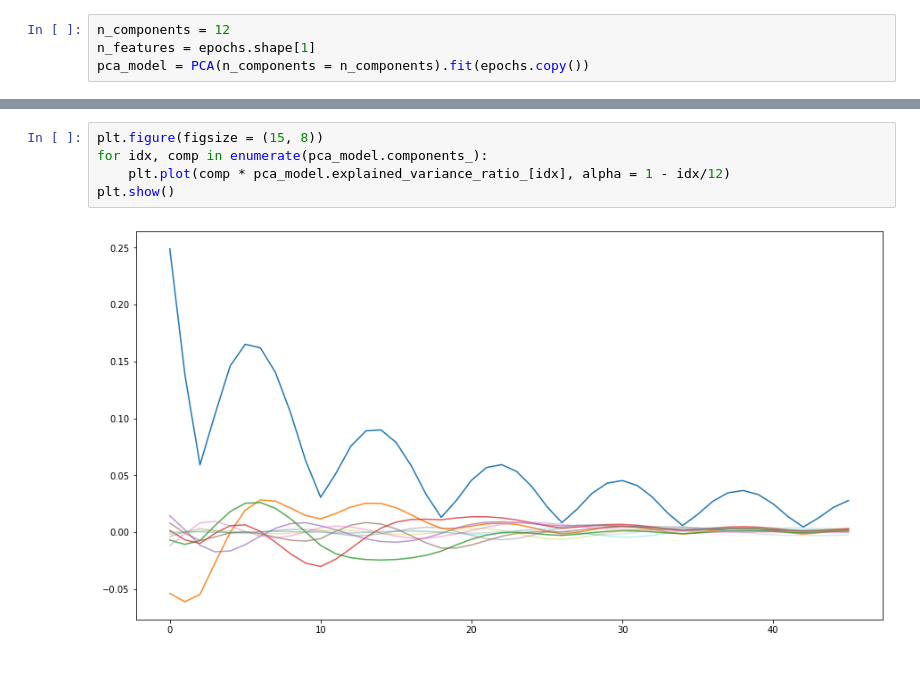
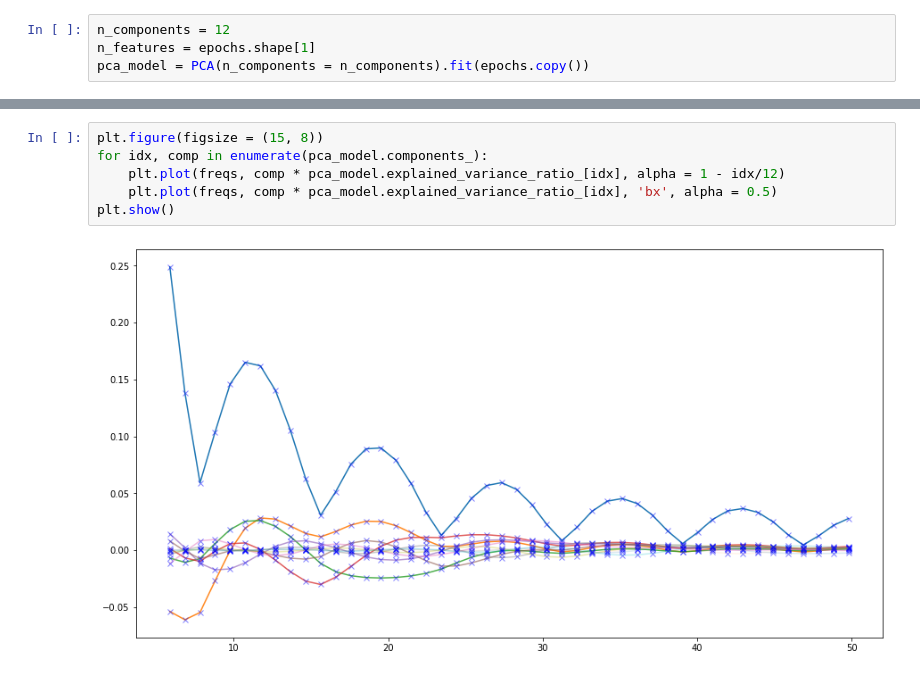
Before and after one commit to miriamvall/DD142X, a Jupyter notebook: code/notebooks/PCA 4.ipynb, the cells around one changed output, grey strips where cells are left out. Cells and saved outputs as stored; diff of their text form.

Commit message:
Additional PCA stuff. Some graphs.

```diff
--- a/code/notebooks/PCA 4.ipynb
+++ b/code/notebooks/PCA 4.ipynb
@@ -58,10 +59,11 @@ Component 11 explains   0.9%    variance.               Sum = 0.9869997522488666
 # %%
 plt.figure(figsize = (15, 8))
 for idx, comp in enumerate(pca_model.components_):
-    plt.plot(comp * pca_model.explained_variance_ratio_[idx], alpha = 1 - idx/12)
+    plt.plot(freqs, comp * pca_model.explained_variance_ratio_[idx], alpha = 1 - idx/12)
+    plt.plot(freqs, comp * pca_model.explained_variance_ratio_[idx], 'bx', alpha = 0.5)
 plt.show()
 # %% [output]
-[figure, old version]
+[figure, new version]
 # %%
 plt.close()
 plt.figure(figsize = (20, 20))
```
Also changed, not shown: parts of 13 cells of this notebook, 12 other files.
